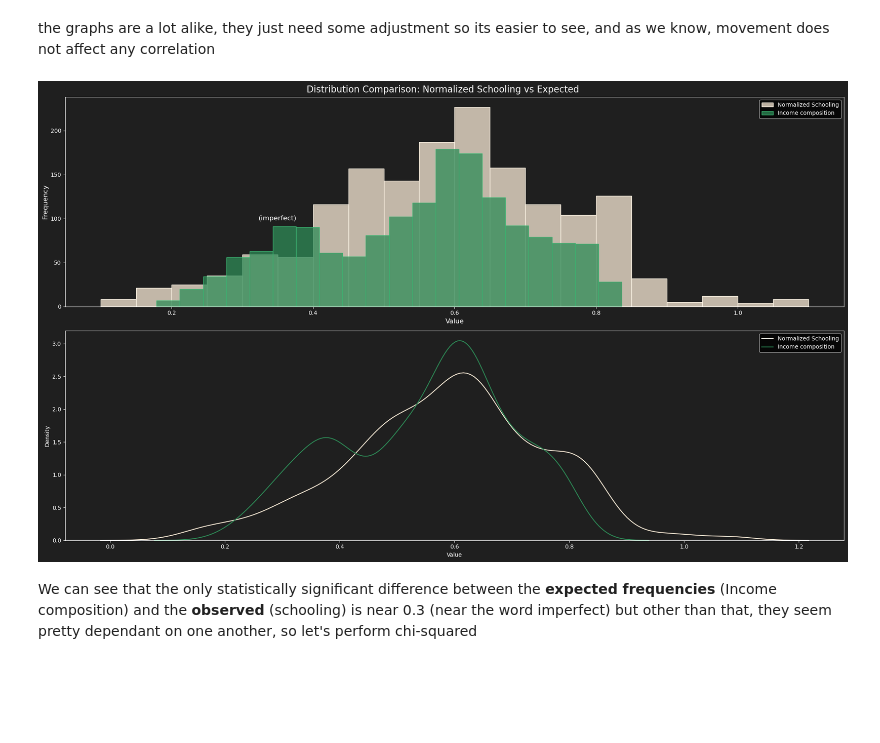
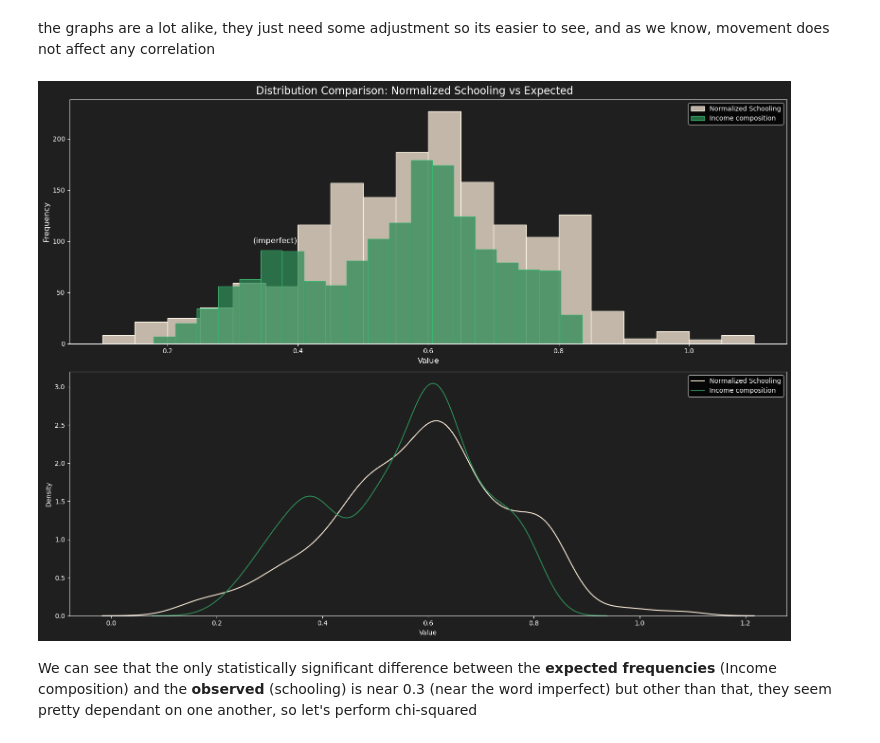
Before and after one commit to amitedenzon/life-expectancy, a Jupyter notebook: research.ipynb, the cells around one changed output. Drawn from its saved outputs; the diff is of its cells as text; code cells hidden in the pictures; blank space fills up the shorter version.

```diff
--- a/research.ipynb
+++ b/research.ipynb
@@ -613,36 +609,36 @@ expected = df_cleaned['Incomecompositionofresources'].to_numpy() - 0.1
 
 scaler = MinMaxScaler()
 normalized_schooling = scaler.fit_transform(observed.reshape(-1, 1)).flatten() + 0.1
 
-fig, axes = plt.subplots(2, 1, figsize=(20, 12), sharex=False)
+fig, axes = plt.subplots(2, 1, figsize=(16, 12), sharex=False)
 with plt.style.context('dark_background'):
     fig.patch.set_facecolor('#1f1f1f')
     for ax in axes:
         ax.set_facecolor('#1f1f1f')
         ax.tick_params(colors='white', which='both')
         ax.spines['top'].set_color('white')
         ax.spines['bottom'].set_color('white')
         ax.spines['left'].set_color('white')
         ax.spines['right'].set_color('white')
 
     sns.histplot(normalized_schooling, bins=20, color='antiquewhite', edgecolor='oldlace', label='Normalized Schooling', ax=axes[0])
     sns.histplot(expected, bins=20, color='seagreen', edgecolor='mediumseagreen', label='Income composition', ax=axes[0])
-    axes[0].text(0.35, 100, '(imperfect)', color='white', fontsize=12, ha='center', va='center')
+    axes[0].text(0.365, 100, '(imperfect)', color='white', fontsize=12, ha='center', va='center')
     axes[0].set_xlabel('Value', fontsize=12, color='white')
     axes[0].set_ylabel('Frequency', fontsize=12, color='white')
     axes[0].legend()
 
     sns.kdeplot(normalized_schooling, color='antiquewhite', linestyle='-', ax=axes[1], label='Normalized Schooling')
     sns.kdeplot(expected, color='seagreen', linestyle='-', ax=axes[1], label='Income composition')
     axes[1].set_xlabel('Value', color='white')
     axes[1].set_ylabel('Density', color='white')
     axes[1].legend()
 
 plt.suptitle('Distribution Comparison: Normalized Schooling vs Expected', fontsize=16, color='white')
 plt.tight_layout()
 plt.show()
 # %% [output]
-[figure, old version]
+[figure, new version]
 # %% [markdown]
 We can see that the only statistically significant difference between the __expected frequencies__ (Income composition) and the __observed__
 (schooling) is near 0.3 (near the word imperfect) but other than that, they seem pretty dependant on one another, so let's perform chi-squared
```
Also changed, not shown: parts of 10 cells of this notebook, 1 other file.
